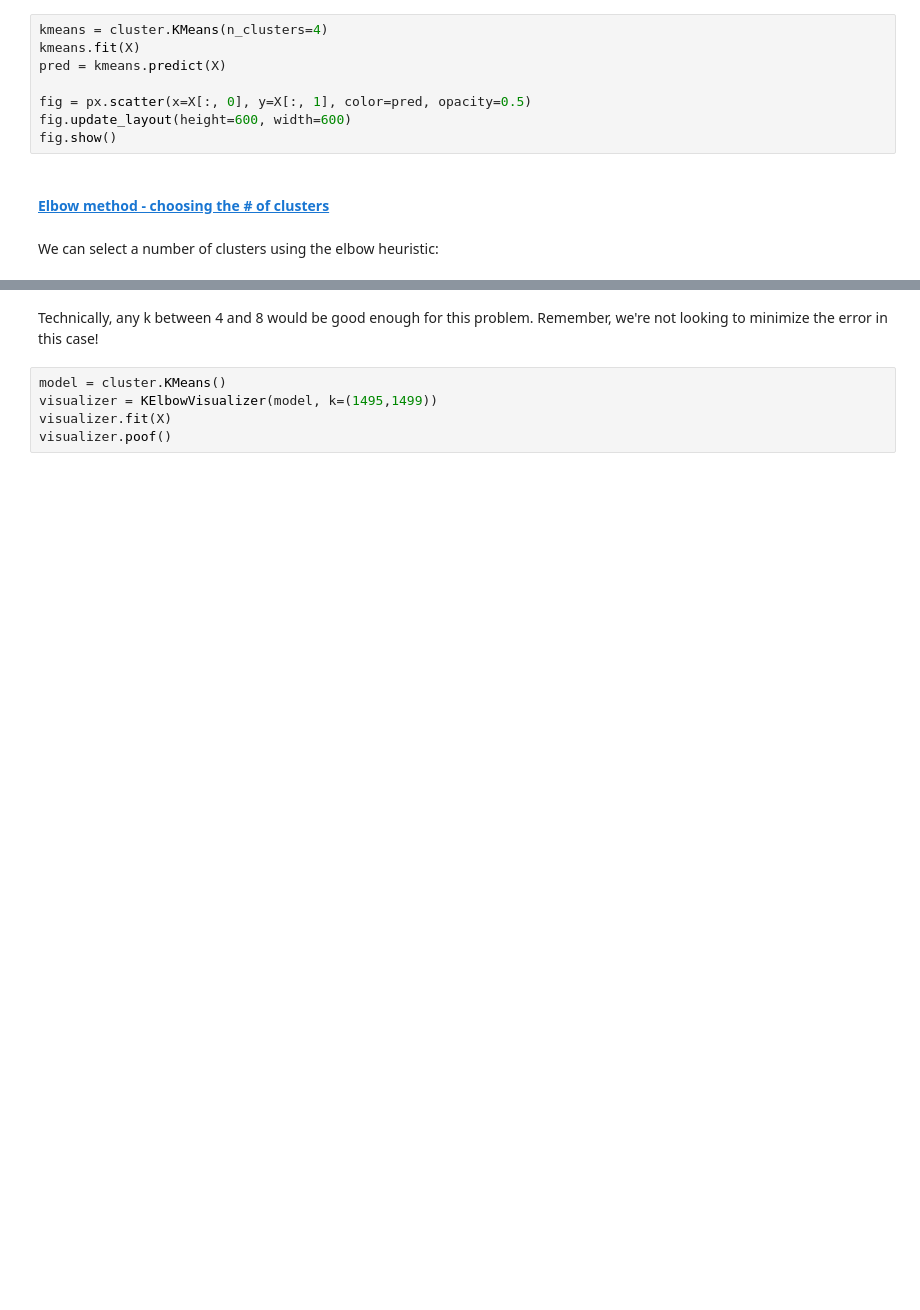
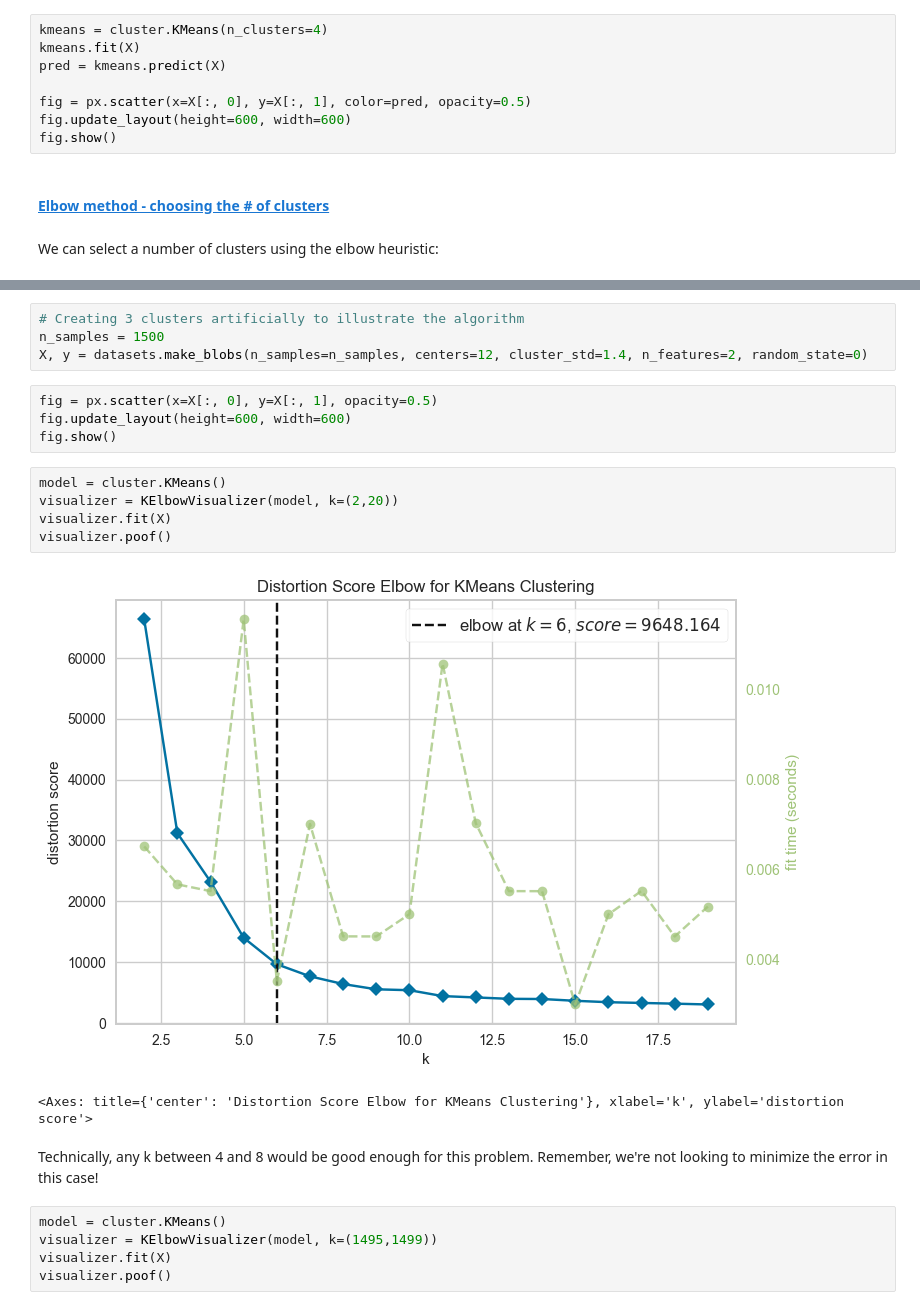
Before and after one commit to TheLazyCactus/ironhack-v4-data-lessons, a Jupyter notebook: cohorts/15_oct_24/05_ml/W19D1_unsupervised.ipynb, the cells around one changed output, grey strips where cells are left out. Cells and saved outputs as stored; diff of their text form; blank space fills up the shorter version.

```diff
--- a/cohorts/15_oct_24/05_ml/W19D1_unsupervised.ipynb
+++ b/cohorts/15_oct_24/05_ml/W19D1_unsupervised.ipynb
@@ -213,3 +331,19 @@ visualizer.poof()
+# %%
+# Creating 3 clusters artificially to illustrate the algorithm
+n_samples = 1500
+X, y = datasets.make_blobs(n_samples=n_samples, centers=12, cluster_std=1.4, n_features=2, random_state=0)
+# %%
+fig = px.scatter(x=X[:, 0], y=X[:, 1], opacity=0.5)
+fig.update_layout(height=600, width=600)
+fig.show()
+# %%
+model = cluster.KMeans()
+visualizer = KElbowVisualizer(model, k=(2,20))
+visualizer.fit(X)
+visualizer.poof()
+# %% [output]
+[figure, added]
+<Axes: title={'center': 'Distortion Score Elbow for KMeans Clustering'}, xlabel='k', ylabel='distortion score'>
 # %% [markdown]
 Technically, any k between 4 and 8 would be good enough for this problem. Remember, we're not looking to minimize the error in this case!
 # %%
```
Also changed, not shown: parts of 34 cells of this notebook.
